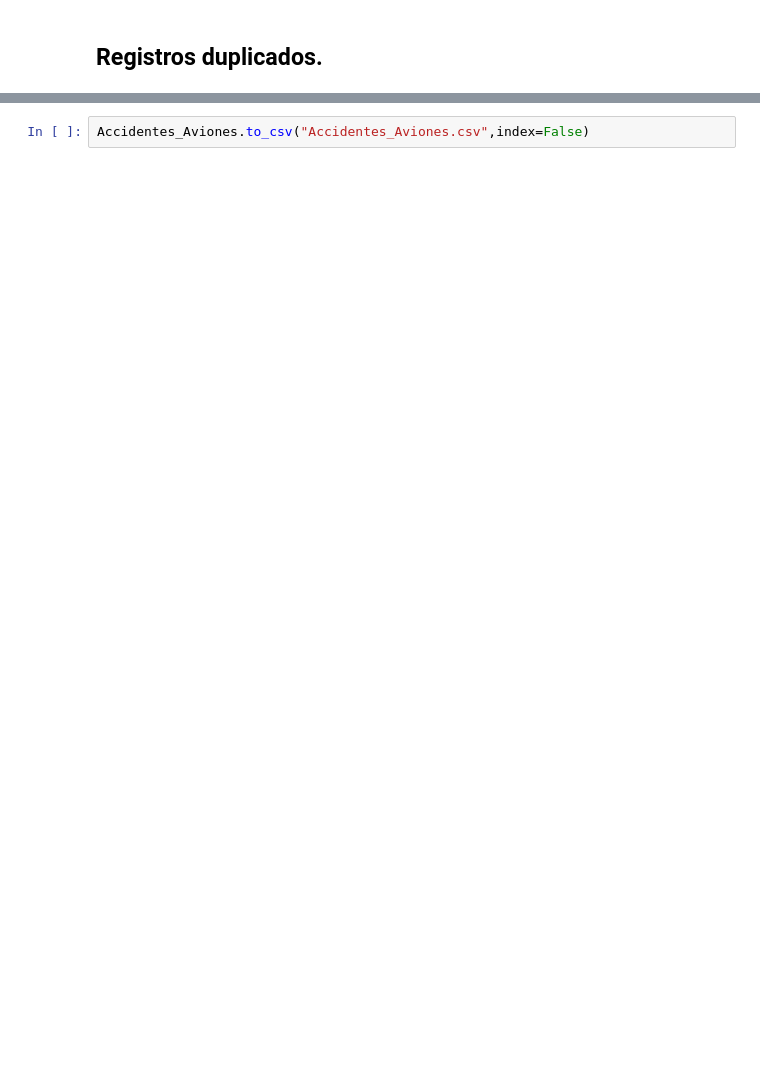
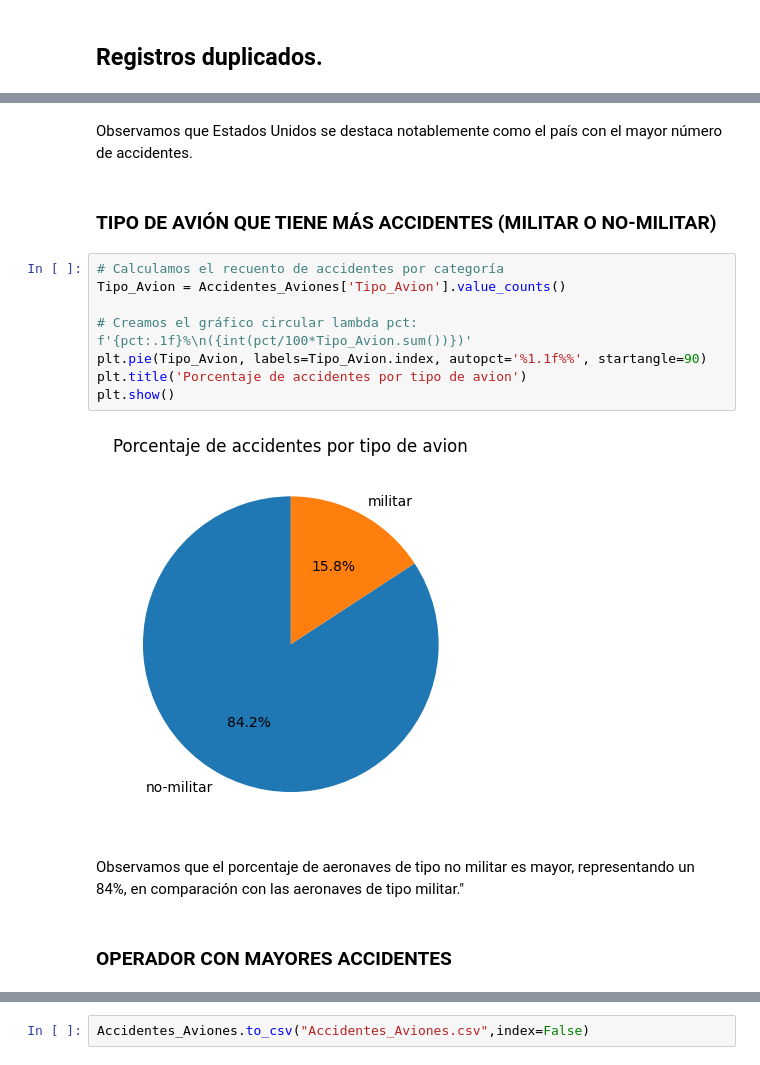
Before and after one commit to gbatistela/PI_DA, a Jupyter notebook: Notebook_Accidentes.ipynb, the cells around one changed output, grey strips where cells are left out. Cells and saved outputs as stored; diff of their text form; blank space fills up the shorter version.

```diff
--- a/Notebook_Accidentes.ipynb
+++ b/Notebook_Accidentes.ipynb
@@ -352,0 +432,18 @@ Name: Total_Fallecidos, dtype: float64
+# %% [markdown]
+Observamos que Estados Unidos se destaca notablemente como el país con el mayor número de accidentes.
+# %% [markdown]
+### TIPO DE AVIÓN QUE TIENE MÁS ACCIDENTES (MILITAR O NO-MILITAR)
+# %%
+# Calculamos el recuento de accidentes por categoría
+Tipo_Avion = Accidentes_Aviones['Tipo_Avion'].value_counts()
+
+# Creamos el gráfico circular lambda pct: f'{pct:.1f}%\n({int(pct/100*Tipo_Avion.sum())})'
+plt.pie(Tipo_Avion, labels=Tipo_Avion.index, autopct='%1.1f%%', startangle=90)
+plt.title('Porcentaje de accidentes por tipo de avion')
+plt.show()
+# %% [output]
+[figure, added]
+# %% [markdown]
+Observamos que el porcentaje de aeronaves de tipo no militar es mayor, representando un 84%, en comparación con las aeronaves de tipo militar."
+# %% [markdown]
+### OPERADOR CON MAYORES ACCIDENTES
```
Also changed, not shown: parts of 46 cells of this notebook, 3 other files.
